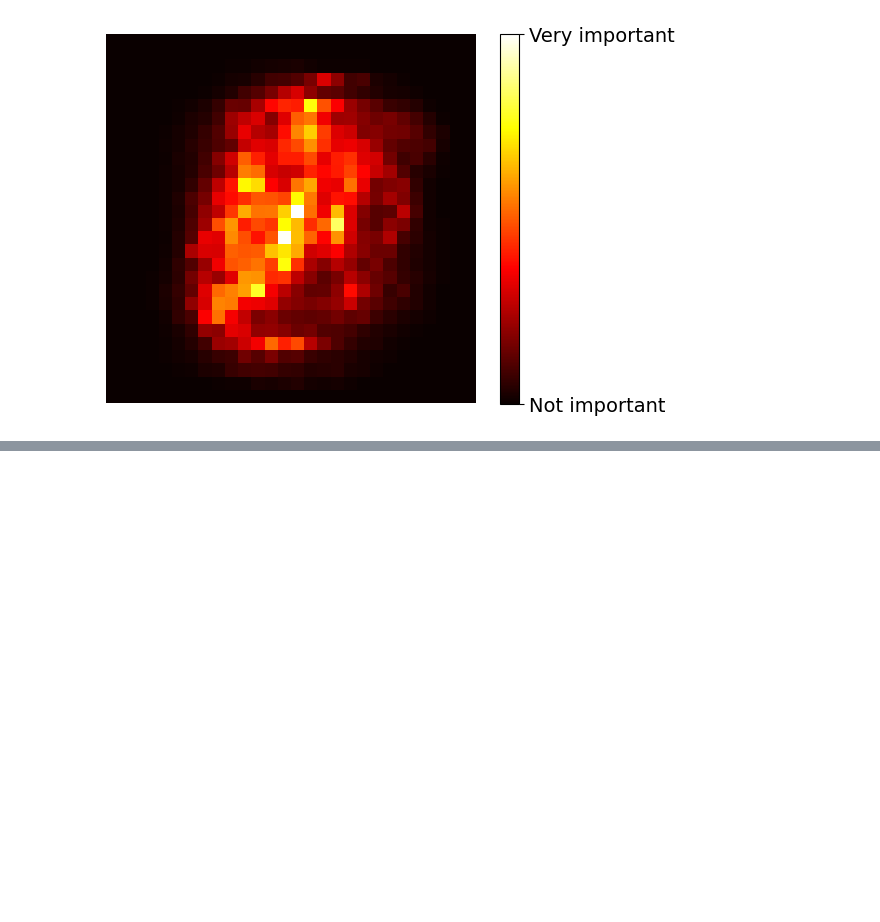
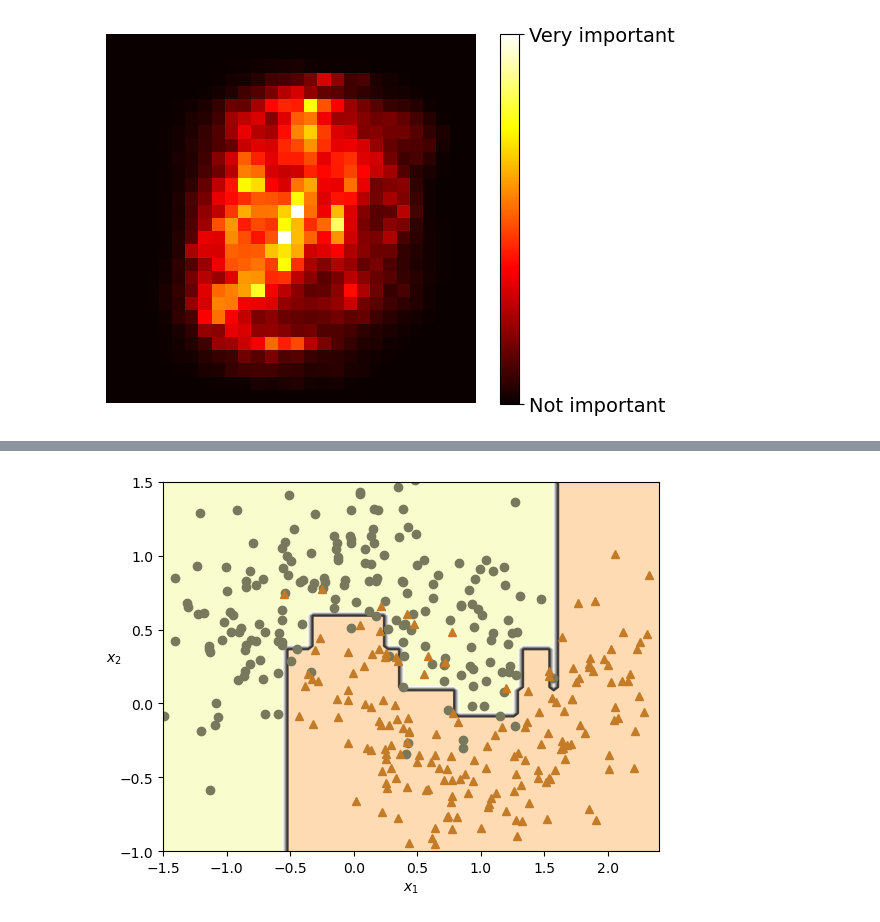
Before and after one commit to jreaso/handson-ml, a Jupyter notebook: 7_ensemble-learning.ipynb, the cells around one changed output, grey strips where cells are left out. Saved outputs shown, nothing was run; the diff lists cells and outputs as text; code cells hidden in the pictures; blank space fills up the shorter version.

```diff
--- a/7_ensemble-learning.ipynb
+++ b/7_ensemble-learning.ipynb
@@ -178,0 +225,4 @@ plt.show()
+# %%
+plot_decision_boundary(ada_clf, X_train, y_train)
+# %% [output]
+[figure, added]
```
Also changed, not shown: parts of 3 cells of this notebook, 1 other file.
